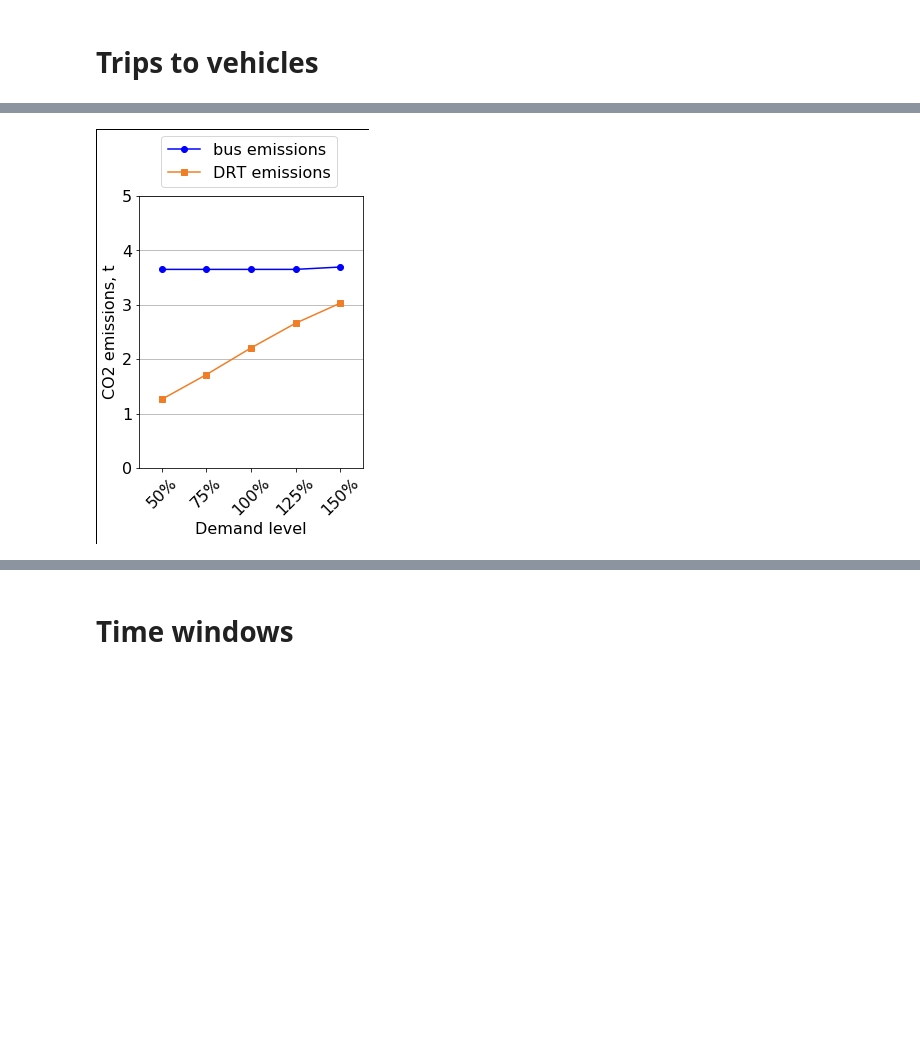
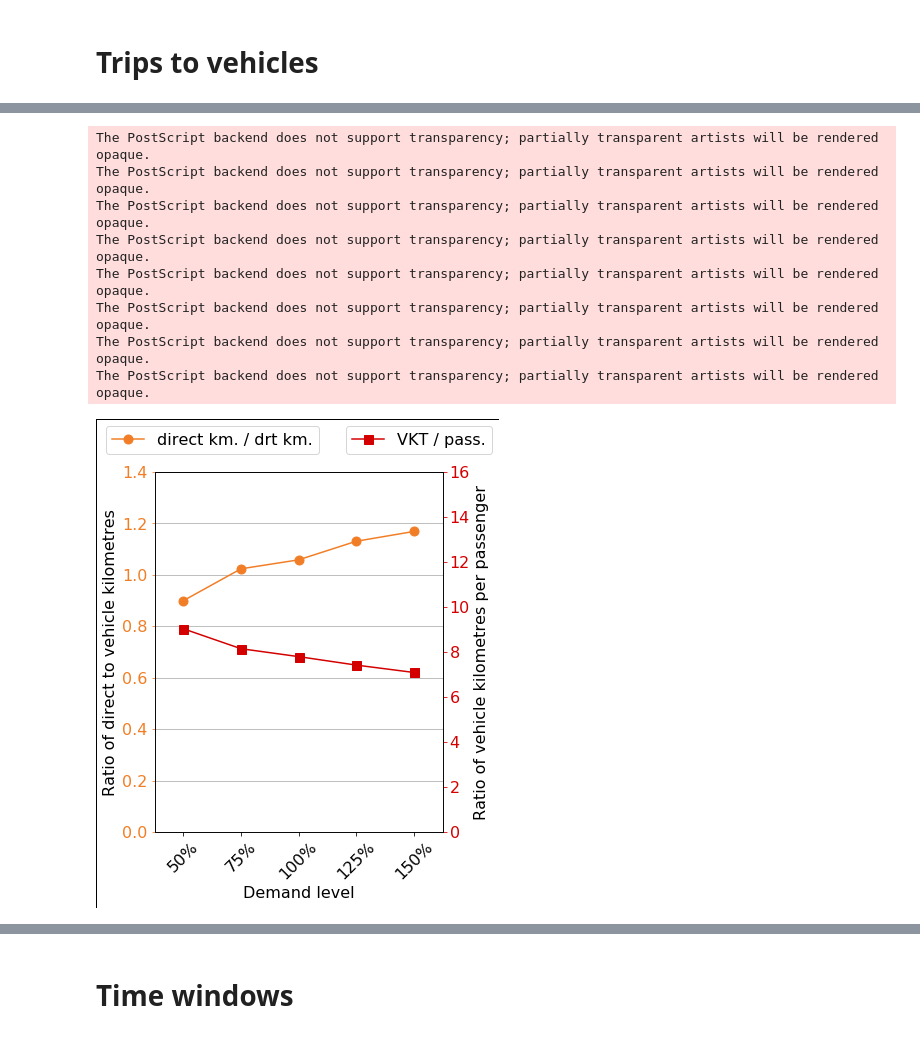
Before and after one commit to serdyt/Simulation-post-processing, a Jupyter notebook: Lolland article charts.ipynb, the cells around one changed output, grey strips where cells are left out. Cells and saved outputs as stored; diff of their text form; code cells hidden in the pictures; blank space fills up the shorter version.

```diff
--- a/Lolland article charts.ipynb
+++ b/Lolland article charts.ipynb
@@ -7,6 +9,9 @@ matplotlib.rc('font', **font)
 import numpy as np
 # %%
 k2orange='#f17e26'
+drtcolor1=k2orange
+drtcolor2='#d40000'
+buscolor='blue'
 w=4
 h=5
 # %%
@@ -31,5 +35,10 @@ lo = {'DRT trips': [585.4,866.4,1162.6,1464.4,1752.75],
 }
 lo = pd.DataFrame(lo)
+# %%
+lo['bus emissions'] = lo['Bus VKT']*806.8425/1000/1000
+lo['DRT emissions'] = lo['DRT VKT']*211.118/1000/1000
+lo['bus energy'] = lo['Bus VKT']*4.268176891/1000
+lo['DRT energy'] = lo['DRT VKT']*0.883/1000
 # %% [markdown]
 # Trips to vehicles
 # %%
@@ -142,20 +248,39 @@ fig.savefig('data/l vkt_chart.svg',bbox_inches='tight')
 # %%
 fig = plt.figure(edgecolor="black", linewidth=1, figsize=(w,h))
 
-ax = lo['bus emissions'].plot(legend = True, style=['o-b','s-b','o-r','x-r','s-r'])
-lo['DRT emissions'].plot(legend = True, marker='s', color=k2orange, ax=ax)
+ax = fig.add_axes([1., 1., 1., 1.])
+
+lo['direct km. / drt km.'].plot(legend = True, marker='o', color=drtcolor1, ax=ax)
+# lo['direct min. / drt min.'].plot(legend = True, marker='x', color='g',ax=ax)
+ax2=ax.twinx()
+lo['VKT / pass.'].plot(legend = True, marker='s', color=drtcolor2, ax=ax2)
+# lo['direct km / pass.'].plot(legend = True, marker='s', color="r", ax=ax2)
 
 ax.grid(axis="y")
 ax.set_xlim(-0.5,4.5)
 ax.set_xticks([0,1,2,3,4])
 ax.set_xticklabels(['50%', '75%', '100%', '125%', '150%'], rotation=45,)
-ax.set_ylim([0,5])
+ax.set_ylim([0,1.4])
 
 ax.set_xlabel('Demand level')
-ax.set_ylabel('CO2 emissions, t')
+ax.set_ylabel('Ratio of direct to vehicle kilometres')
+ax2.set_ylabel('Ratio of vehicle kilometres per passenger')
 
-ax.legend(bbox_to_anchor=(.92, 1.25))
+ax.tick_params(axis='y', colors=drtcolor1)
+ax2.set_ylim([0,16])
+ax2.tick_params(axis='y', colors=drtcolor2)
 
-fig.savefig('data/l co2_chart.svg',bbox_inches='tight')
+ax2.legend(bbox_to_anchor=(1.20, 1.15))
+ax.legend(bbox_to_anchor=(.60, 1.15))
+
+fig.savefig('data/l_vkt-pass_chart.eps', bbox_inches='tight')
 # %% [output]
+The PostScript backend does not support transparency; partially transparent artists will be rendered opaque.
+The PostScript backend does not support transparency; partially transparent artists will be rendered opaque.
+The PostScript backend does not support transparency; partially transparent artists will be rendered opaque.
+The PostScript backend does not support transparency; partially transparent artists will be rendered opaque.
+The PostScript backend does not support transparency; partially transparent artists will be rendered opaque.
+The PostScript backend does not support transparency; partially transparent artists will be rendered opaque.
+The PostScript backend does not support transparency; partially transparent artists will be rendered opaque.
+The PostScript backend does not support transparency; partially transparent artists will be rendered opaque.
-[figure, old version]
+[figure, new version]
```
Also changed, not shown: parts of 29 cells of this notebook, 8 other files.
